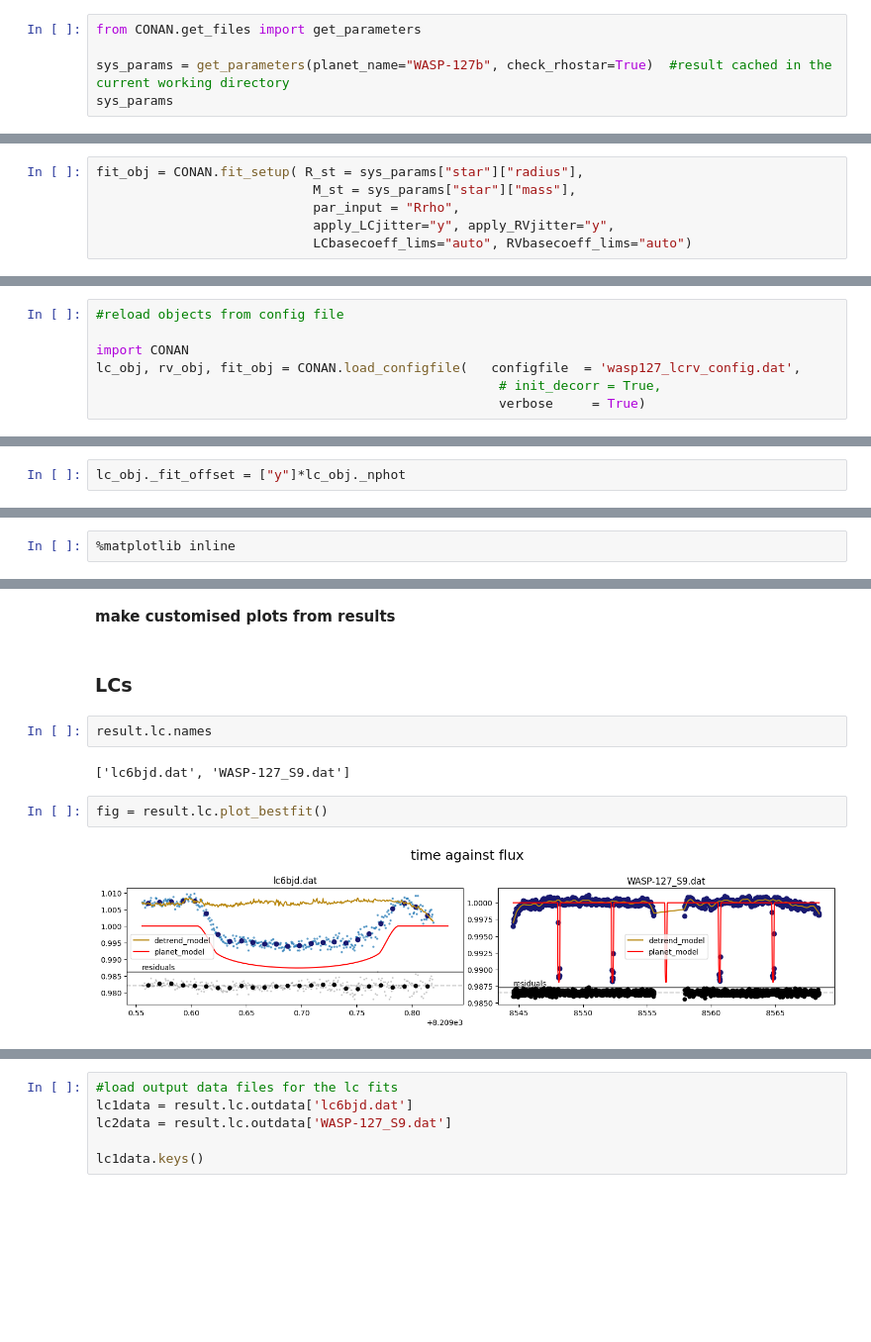
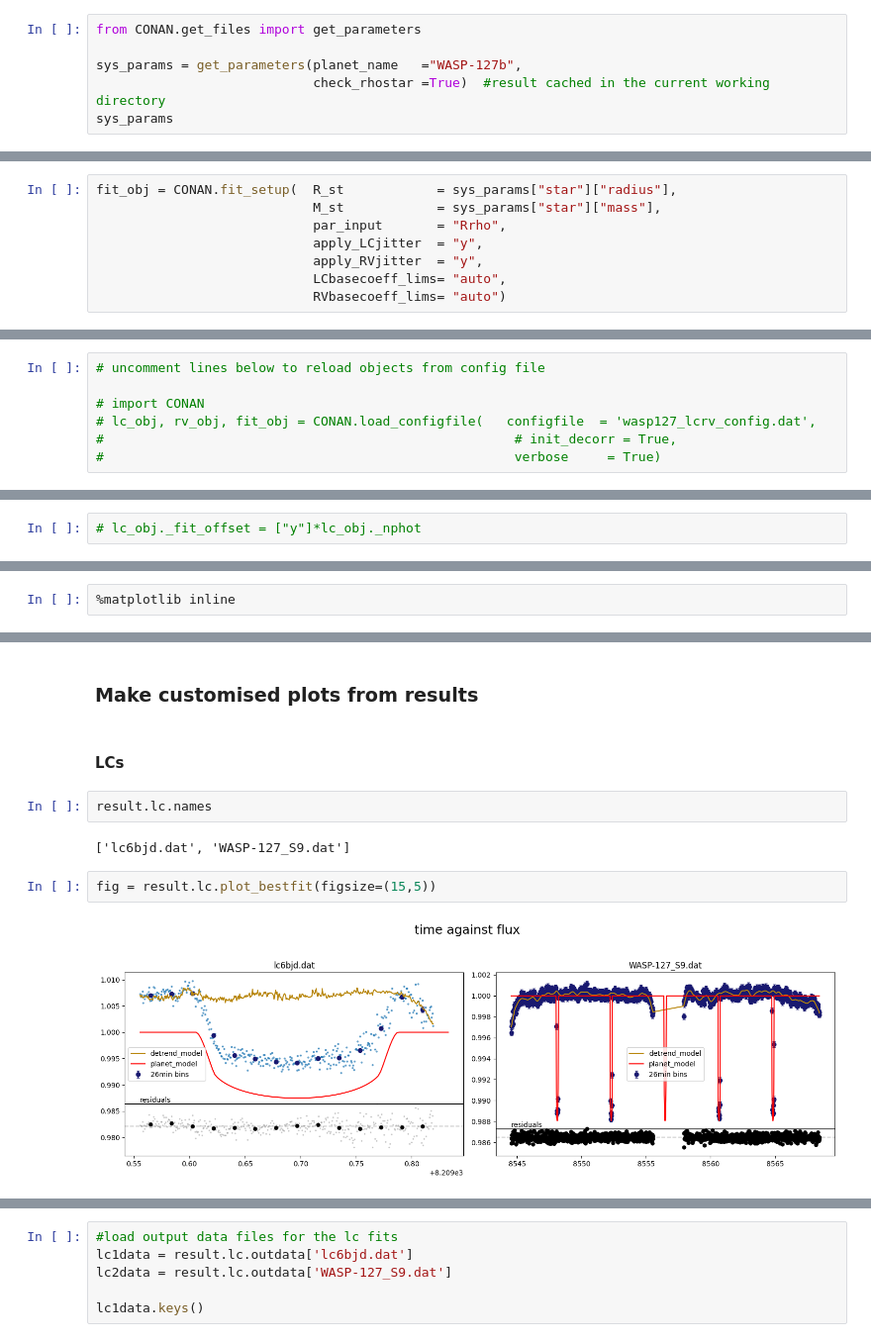
Before and after one commit to titans-ge/CONAN, a Jupyter notebook: Notebooks/WASP-127/WASP127_LC_RV/CONAN_WASP-127_LC_RV_tutorial.ipynb, the cells around one changed output, grey strips where cells are left out. Shown at 99% size. Saved outputs shown, nothing was run; the diff lists cells and outputs as text; blank space fills up the shorter version.

```diff
--- a/Notebooks/WASP-127/WASP127_LC_RV/CONAN_WASP-127_LC_RV_tutorial.ipynb
+++ b/Notebooks/WASP-127/WASP127_LC_RV/CONAN_WASP-127_LC_RV_tutorial.ipynb
@@ -234,7 +219,8 @@ We can get **system parameters** from the [NASA exoplanet archive](https://exopl
 # %%
 from CONAN.get_files import get_parameters
 
-sys_params = get_parameters(planet_name="WASP-127b", check_rhostar=True)  #result cached in the current working directory
+sys_params = get_parameters(planet_name   ="WASP-127b",
+                            check_rhostar =True)  #result cached in the current working directory
 sys_params
 # %% [output]
 Loading parameters from cache ...
@@ -694,11 +632,13 @@ sys_params["star"]["radius"], sys_params["star"]["mass"]
 # %% [output]
 ((1.33, 0.03), (0.95, 0.02))
 # %%
-fit_obj = CONAN.fit_setup( R_st = sys_params["star"]["radius"],
-                            M_st = sys_params["star"]["mass"],
-                            par_input = "Rrho",
-                            apply_LCjitter="y", apply_RVjitter="y",
-                            LCbasecoeff_lims="auto", RVbasecoeff_lims="auto")
+fit_obj = CONAN.fit_setup(  R_st            = sys_params["star"]["radius"],
+                            M_st            = sys_params["star"]["mass"],
+                            par_input       = "Rrho",
+                            apply_LCjitter  = "y",
+                            apply_RVjitter  = "y",
+                            LCbasecoeff_lims= "auto",
+                            RVbasecoeff_lims= "auto")
 # %% [output]
 # ============ Stellar input properties ======================================================================
 # parameter     value
@@ -742,9 +682,9 @@ CONAN.create_configfile(   lc_obj   = lc_obj,
 # %% [output]
 configuration file saved as wasp127_lcrv_config.dat
 # %%
-#reload objects from config file
+# uncomment lines below to reload objects from config file
 
-import CONAN
-lc_obj, rv_obj, fit_obj = CONAN.load_configfile(   configfile  = 'wasp127_lcrv_config.dat',
-                                                    # init_decorr = True,
-                                                    verbose     = True)
+# import CONAN
+# lc_obj, rv_obj, fit_obj = CONAN.load_configfile(   configfile  = 'wasp127_lcrv_config.dat',
+#                                                     # init_decorr = True,
+#                                                     verbose     = True)
@@ -775,5 +699,5 @@ The result of the fit is saved to a user-defined folder (default = 'output'). If
 # %%
-lc_obj._fit_offset = ["y"]*lc_obj._nphot
+# lc_obj._fit_offset = ["y"]*lc_obj._nphot
 # %%
 result = CONAN.run_fit(lc_obj      = lc_obj,
                         rv_obj      = rv_obj,
@@ -830,12 +753,12 @@ fig = result.plot_corner(pars = ['T_0', 'RpRs', 'Impact_para', 'K']);
 # %% [markdown]
-**make customised plots from results**
+### Make customised plots from results
 # %% [markdown]
-### LCs
+#### LCs
 # %%
 result.lc.names
 # %% [output]
 ['lc6bjd.dat', 'WASP-127_S9.dat']
 # %%
-fig = result.lc.plot_bestfit()
+fig = result.lc.plot_bestfit(figsize=(15,5))
 # %% [output]
-[figure, old version]
+[figure, new version]
```
Also changed, not shown: parts of 42 cells of this notebook, 9 other files.
